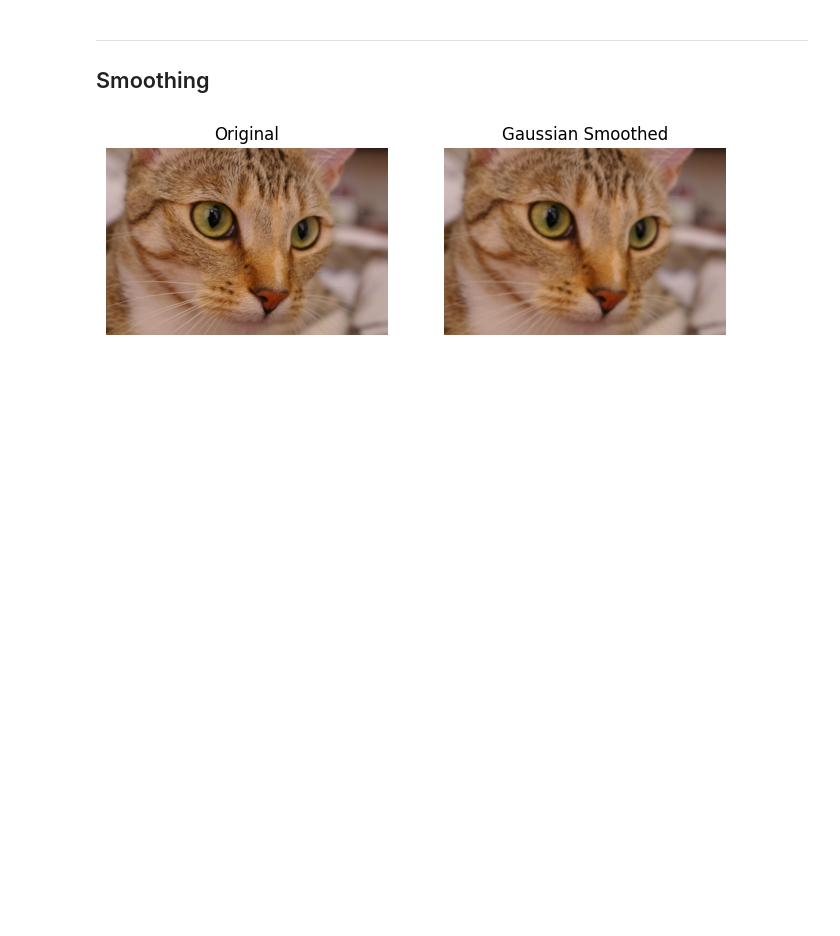
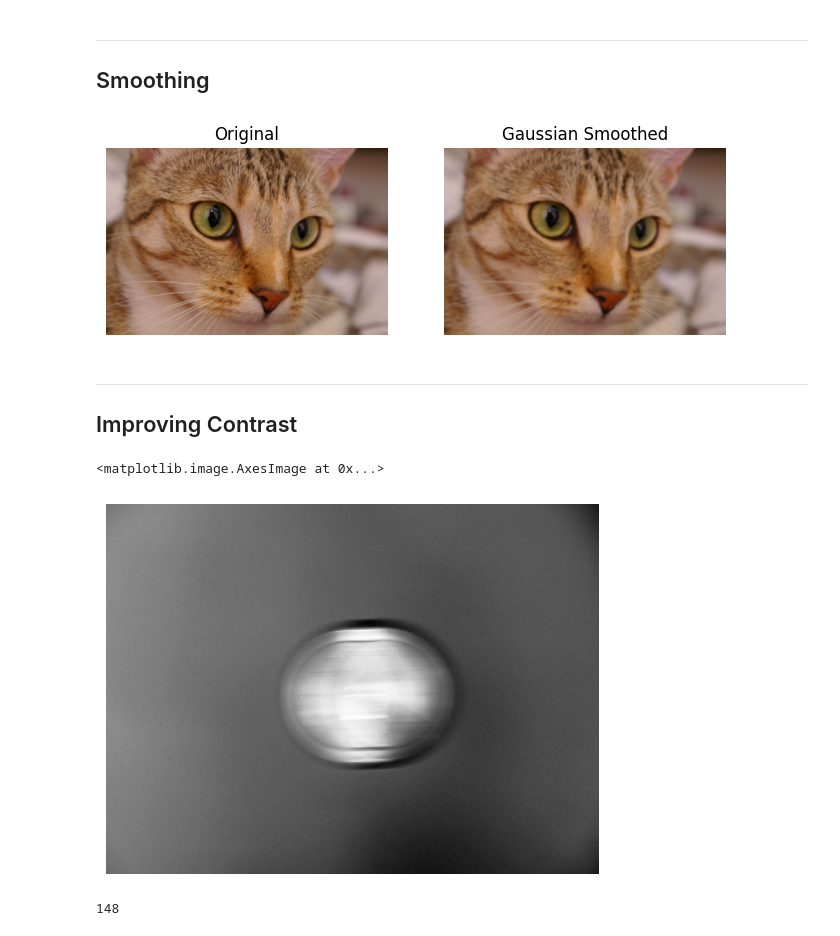
Before and after one commit to r-leyshon/image-processing, a Jupyter notebook: scikit-image/image-processing-with-skimage/02-more.ipynb, the cells around one changed output. Cells and saved outputs as stored; diff of their text form; code cells hidden in the pictures; blank space fills up the shorter version.

Commit message:
feat: Contrast calculation

```diff
--- a/scikit-image/image-processing-with-skimage/02-more.ipynb
+++ b/scikit-image/image-processing-with-skimage/02-more.ipynb
@@ -45,3 +46,20 @@ ax2.set_title("Gaussian Smoothed")
 plt.show()
 # %% [output]
 [figure]
+# %% [markdown]
+***
+## Improving Contrast
+# %%
+pendulum = data.clock()
+pen2 = pendulum *-1 # invert the grayscale
+plt.axis("off")
+plt.imshow(pen2, cmap="Greys")
+# %% [output]
+<matplotlib.image.AxesImage at 0x...>
+[figure, added]
+# %%
+# easy to calculate the contrast:
+c = np.max(pen2) - np.min(pen2)
+c
+# %% [output]
+148
```
Also changed, not shown: parts of 1 cell of this notebook, 1 other file.
